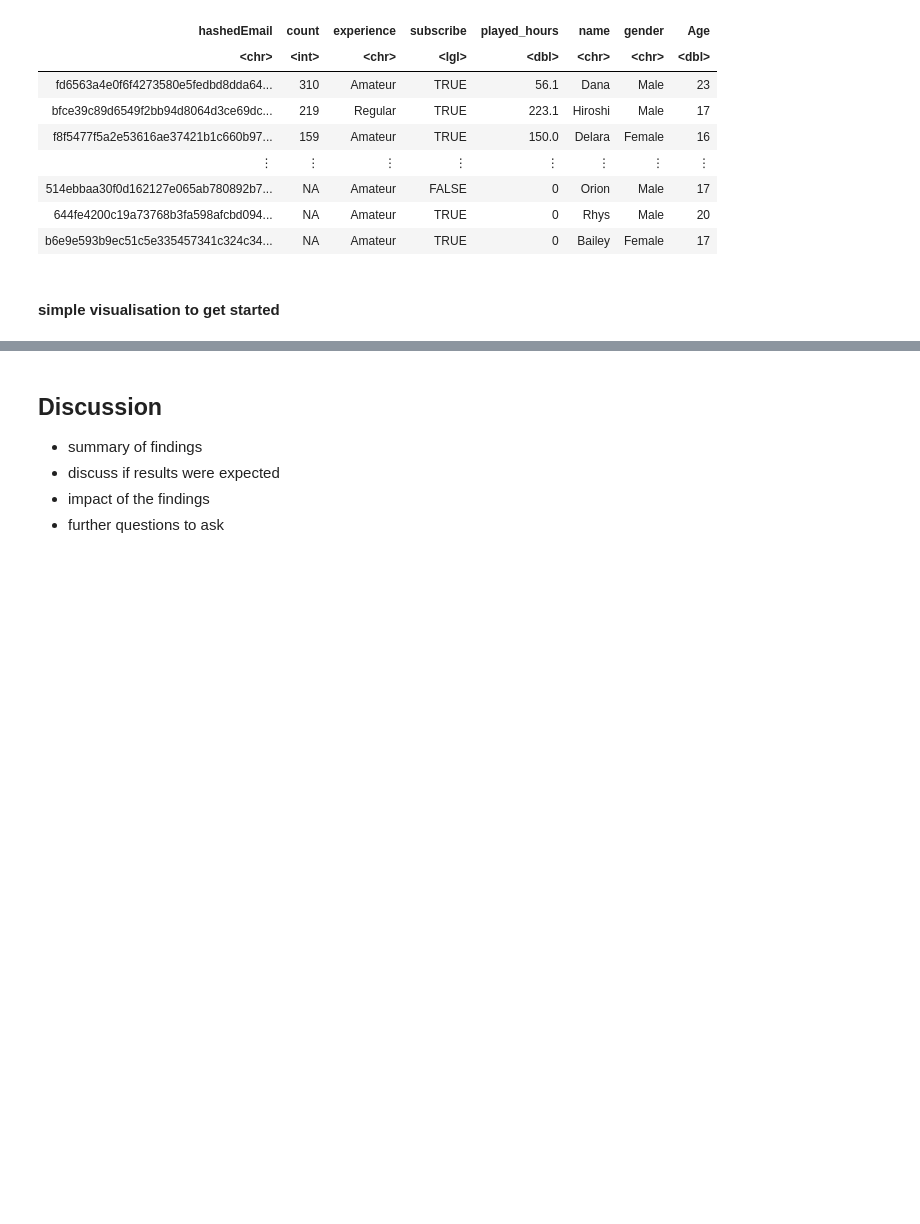
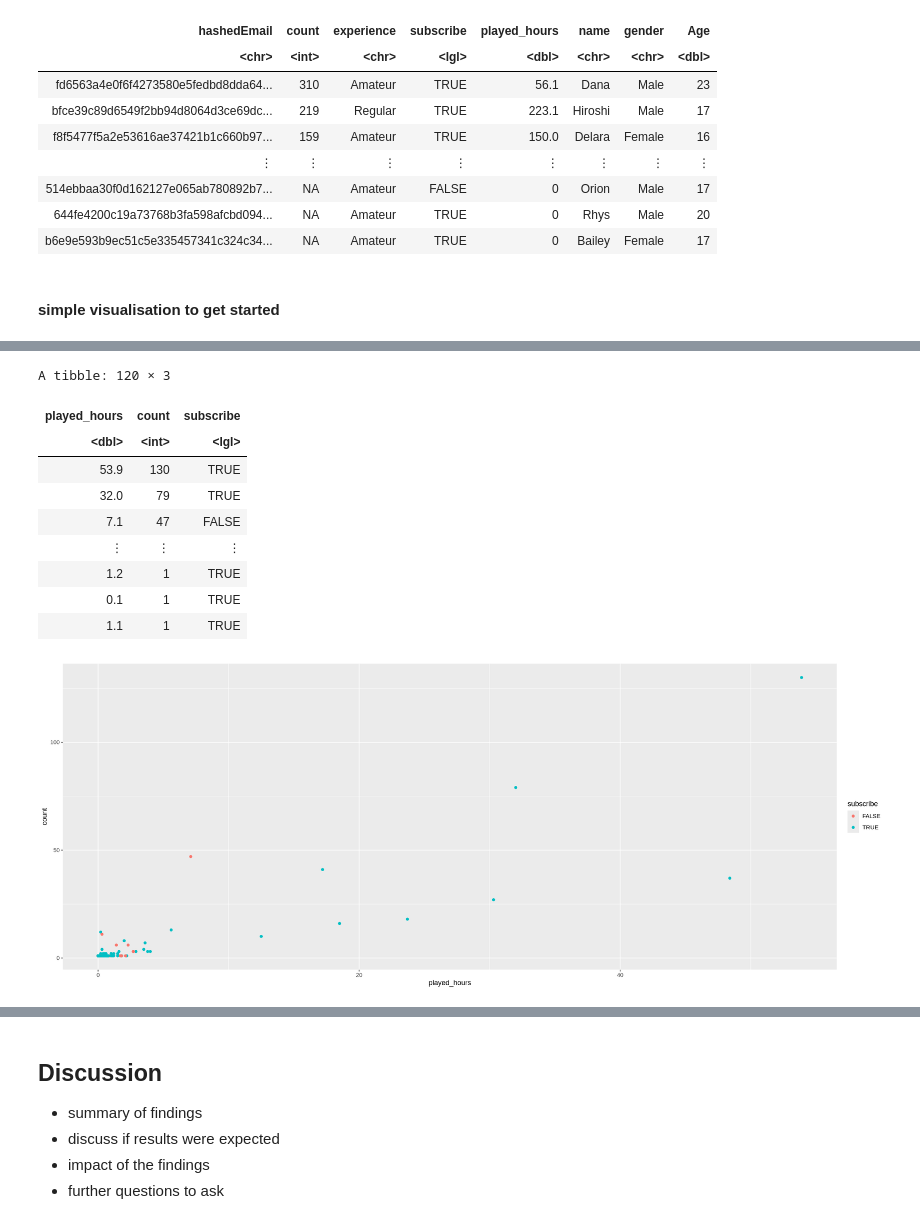
Before and after one commit to clam171/DSCI-100---S6G16, a Jupyter notebook: DSCI 100(S6G16) Project.ipynb, the cells around one changed output, grey strips where cells are left out. Drawn from its saved outputs; the diff is of its cells as text; code cells hidden in the pictures; blank space fills up the shorter version.

```diff
--- a/DSCI 100(S6G16) Project.ipynb
+++ b/DSCI 100(S6G16) Project.ipynb
@@ -189,0 +238,36 @@ As even normalising the data
+# %%
+# knowing this we can make some new code that focuses on the range identified by the t-test
+
+filtered_data <- final_data |>
+    select(played_hours, count, subscribe) |>
+    filter(1.0 <= count & count <= 145.3, 0 <= played_hours & played_hours <= 54.175)
+filtered_data
+
+# I'm commenting a version of the filtering that yields a better looking plot, its based on the upper bounds identified in the t-test
+
+# filtered_data_draft <- final_data |>
+#     select(played_hours, count, subscribe) |>
+#     filter(count <= 19.596192, played_hours <= 9.840666)
+# filtered_data_draft
+# filtered_data_d_plot <- ggplot(filtered_data_draft, aes(x = played_hours, y = count, colour = subscribe)) +
+#     geom_point()
+# filtered_data_d_plot
+
+# if you plot the commented version, you can see how a lot of the data points are people with only one visit, and varying hours in that one sessions.
+# i don't know what to make of this, but i'll try filtering out the one time visiters. we can maybe consider changing our question to focus on recurring players.
+
+filtered_plot <- ggplot(filtered_data, aes(x = played_hours, y = count, colour = subscribe)) +
+    geom_point()
+filtered_plot
+# %% [output]
+A tibble: 120 × 3
+| played_hours | count | subscribe |
+| <dbl> | <int> | <lgl> |
+| 53.9 | 130 | TRUE |
+| 32.0 | 79 | TRUE |
+| 7.1 | 47 | FALSE |
+| ⋮ | ⋮ | ⋮ |
+| 1.2 | 1 | TRUE |
+| 0.1 | 1 | TRUE |
+| 1.1 | 1 | TRUE |
+[figure, added]
```
Also changed, not shown: parts of 9 cells of this notebook.
